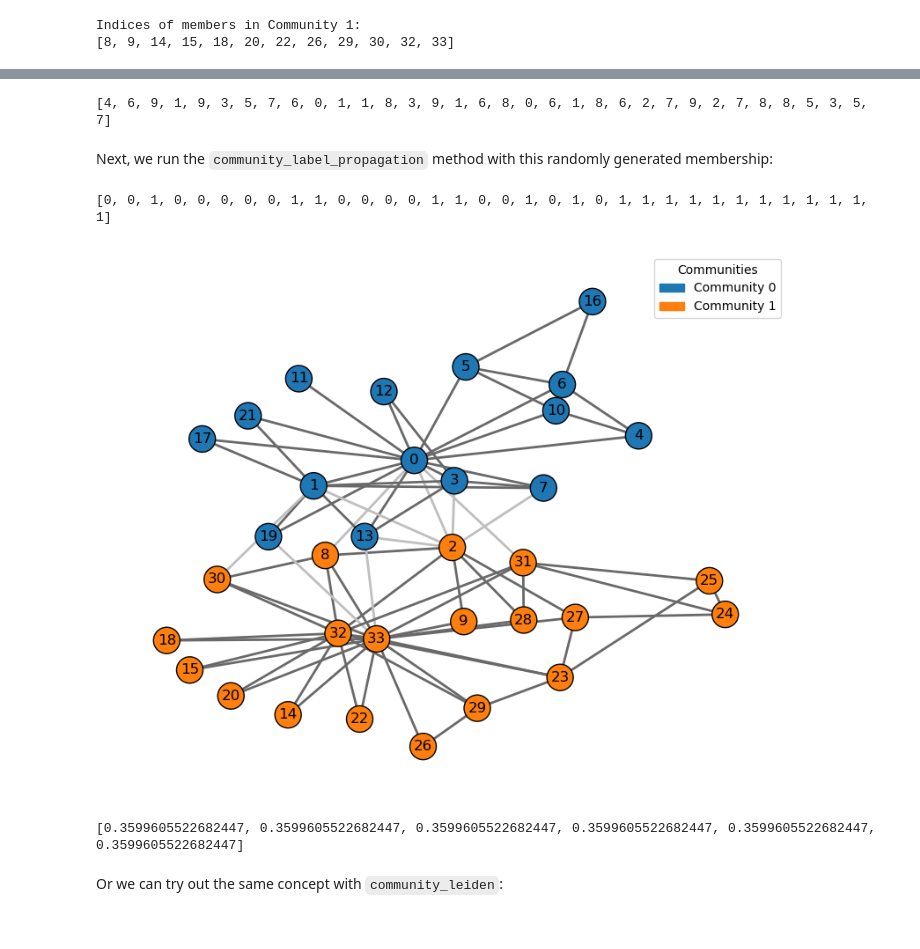
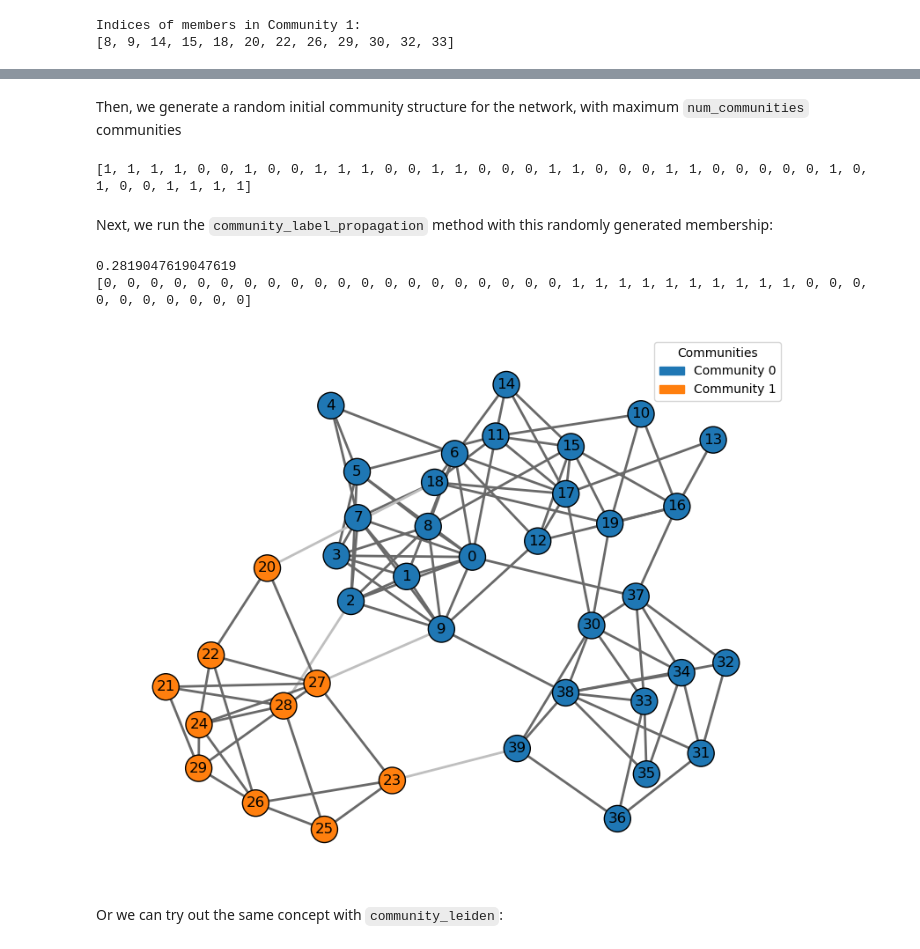
Before and after one commit to igraph/python-igraph, a Jupyter notebook: doc/source/community_detection_guide/notebooks/membership_vector.ipynb, the cells around one changed output, grey strips where cells are left out. Cells and saved outputs as stored; diff of their text form; code cells hidden in the pictures.

Commit message:
add: SBM as network for membership vector

```diff
--- a/doc/source/community_detection_guide/notebooks/membership_vector.ipynb
+++ b/doc/source/community_detection_guide/notebooks/membership_vector.ipynb
@@ -63,0 +64,26 @@ First we generate a random initial community structure for the Karate Club netwo
+# %%
+# Define the parameters for the SBM
+num_blocks = 3  # Number of communities
+block_sizes = [10, 10, 10, 10]  # Number of vertices in each block
+num_vertices = sum(block_sizes) # Total number of vertices
+
+p_in = 0.5  # Probability of an edge within a block
+p_out = 0.02  # Probability of an edge between blocks
+
+pref_matrix = []
+for i in range(len(block_sizes)):
+    row = []
+    for j in range(len(block_sizes)):
+        if i == j:
+            row.append(p_in)
+        else:
+            row.append(p_out)
+    pref_matrix.append(row)
+
+g = ig.Graph.SBM(
+    n=num_vertices,
+    pref_matrix=pref_matrix,
+    block_sizes=block_sizes
+)
+
+ig.plot(g);
@@ -64,27 +92,25 @@ First we generate a random initial community structure for the Karate Club netwo
+# %% [markdown]
+Then, we generate a random initial community structure for the network, with maximum `num_communities` communities
 # %%
-num_nodes = karate_club.vcount() # This will be 34
+num_nodes = g.vcount() # This will be 34
 
 # Specify the desired number of communities
-num_communities = 10
+num_communities = 2
 random_membership = [random.randint(0, num_communities - 1) for _ in range(num_nodes)]
 print(random_membership)
 # %% [output]
-[4, 6, 9, 1, 9, 3, 5, 7, 6, 0, 1, 1, 8, 3, 9, 1, 6, 8, 0, 6, 1, 8, 6, 2, 7, 9, 2, 7, 8, 8, 5, 3, 5, 7]
+[1, 1, 1, 1, 0, 0, 1, 0, 0, 1, 1, 1, 0, 0, 1, 1, 0, 0, 0, 1, 1, 0, 0, 0, 1, 1, 0, 0, 0, 0, 0, 1, 0, 1, 0, 0, 1, 1, 1, 1]
 # %% [markdown]
 Next, we run the `community_label_propagation` method with this randomly generated membership:
 # %%
-communities = karate_club.community_label_propagation(initial=random_membership)
-modularities = [communities.modularity]
+communities = g.community_label_propagation(initial=random_membership)
+print(communities.modularity)
 print(communities.membership)
-ig_plot_w_legend(karate_club, communities)
-for _ in range(5):
-    communities = karate_club.community_label_propagation(initial=communities.membership)
-    modularities.append(communities.modularity)
-print(modularities)
+ig_plot_w_legend(g, communities)
 # %% [output]
-[0, 0, 1, 0, 0, 0, 0, 0, 1, 1, 0, 0, 0, 0, 1, 1, 0, 0, 1, 0, 1, 0, 1, 1, 1, 1, 1, 1, 1, 1, 1, 1, 1, 1]
+0.2819047619047619
+[0, 0, 0, 0, 0, 0, 0, 0, 0, 0, 0, 0, 0, 0, 0, 0, 0, 0, 0, 0, 1, 1, 1, 1, 1, 1, 1, 1, 1, 1, 0, 0, 0, 0, 0, 0, 0, 0, 0, 0]
-[figure, old version]
+[figure, new version]
-[0.3599605522682447, 0.3599605522682447, 0.3599605522682447, 0.3599605522682447, 0.3599605522682447, 0.3599605522682447]
 # %% [markdown]
 Or we can try out the same concept with `community_leiden`:
 # %%
```
Also changed, not shown: parts of 3 cells of this notebook, 1 other file.
